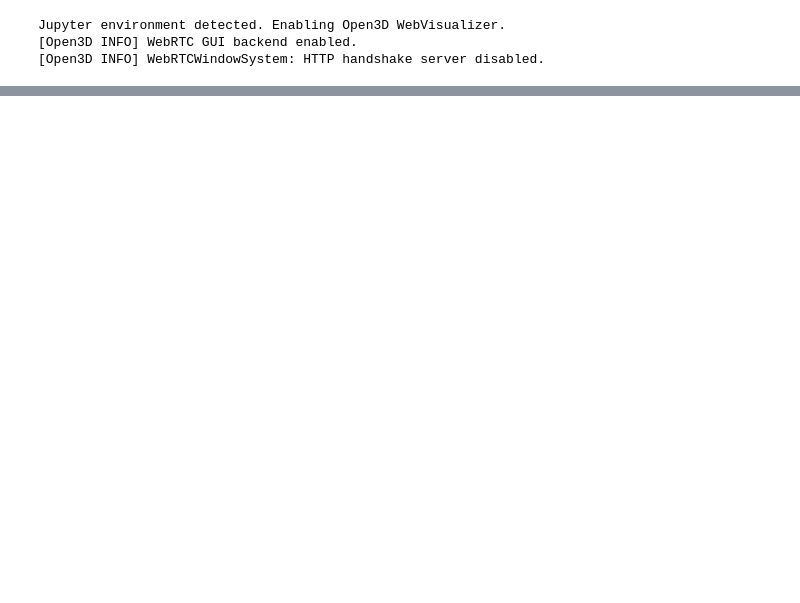
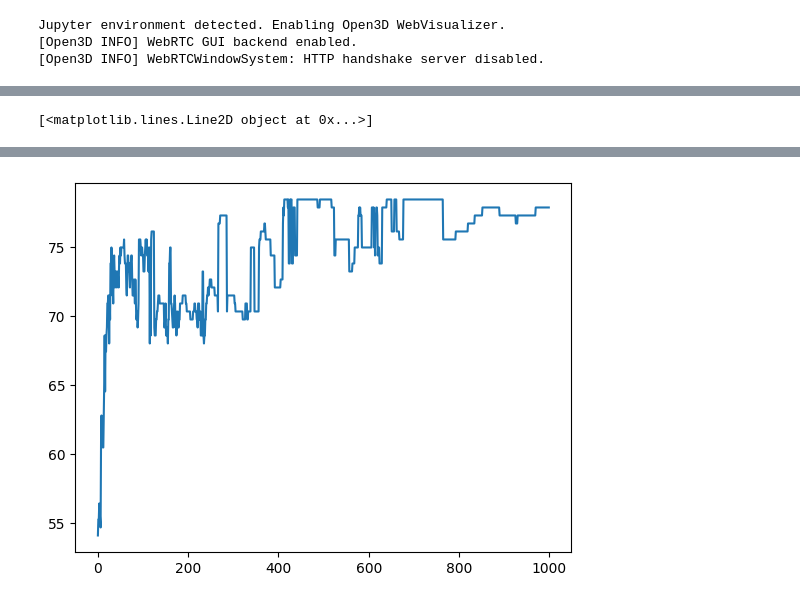
Before and after one commit to probcomp/bayes3d, a Jupyter notebook: scripts/experiments/intphys/mcs/eval.ipynb, the cells around one changed output, grey strips where cells are left out. Cells and saved outputs as stored; diff of their text form; code cells hidden in the pictures; blank space fills up the shorter version.

```diff
--- a/scripts/experiments/intphys/mcs/eval.ipynb
+++ b/scripts/experiments/intphys/mcs/eval.ipynb
@@ -223,3 +65,0 @@ All processes have completed.
-# %%
-for f in files[:-30]:
-    print(f)
@@ -225,0 +77,16 @@ for f in files[:-30]:
+# %%
+# For shape constancy only
+paths_results = "/home/ubuntu/arijit/bayes3d/scripts/experiments/intphys/mcs/shape_results/*"
+files_results = glob.glob(paths_results)
+files_results.sort()
+plaus_r = []
+implaus_r = []
+for fl in files_results:
+    with open(fl, 'rb') as file:
+        results = pickle.load(file)
+        # print(f"{fl.split('/')[-1][13:]} ", results['fracs'][98])
+        # print(results["answer"], results['fracs'][98])
+        if results['answer'] == 'plausible':# and results[num_objects'] == 1 and result['va']:
+            plaus_r.append(results)
+        elif results['answer'] == 'implausible':# and results['num_objects'] == 1:
+            implaus_r.append(results)
@@ -225,0 +143,51 @@ for f in files[:-30]:
+# %%
+from sklearn.metrics import roc_curve, roc_auc_score
+
+percs = []
+for i in range(len(implaus_r[0]['fracs'])):
+    implaus = []
+    plaus = []
+    for x in implaus_r:
+        implaus.append(x['fracs'][i])
+        if x['plausibility']:
+            implaus.append(x['fracs'][i])
+        elif not x['plausibility']:
+            implaus.append(0)
+    for x in plaus_r:
+        # plaus.append(x['fracs'][i])
+        if x['plausibility']:
+            plaus.append(x['fracs'][i])
+        elif not x['plausibility']:
+            plaus.append(0)
+
+
+    implaus = np.array(implaus)
+    plaus = np.array(plaus)
+
+    all_scores = np.concatenate((implaus, plaus))
+    labels = np.concatenate((np.zeros(len(implaus)), np.ones(len(plaus))))
+    fpr, tpr, thresholds = roc_curve(labels, all_scores)
+    roc_auc = roc_auc_score(labels, all_scores)
+    opt_t = thresholds[np.argmax(tpr - fpr)]
+    imp_score = np.sum(implaus <= opt_t)
+    imp_total = implaus.shape[0]
+    pl_score = np.sum(plaus > opt_t)
+    pl_total = plaus.shape[0]
+    perc = 100 * (imp_score + pl_score) / (imp_total + pl_total)
+    percs.append(perc)
+    print("optimal_threshold = ", opt_t)
+    print(f"Implaus: {imp_score}/{imp_total}")
+    print(f"plaus: {pl_score}/{pl_total}")
+    print("Percentage : ", perc)
+    # plt.figure(figsize=(8, 6))
+    # plt.plot(fpr, tpr, color='darkorange', lw=2, label=f'ROC curve (AUC = {roc_auc:.2f})')
+    # plt.plot([0, 1], [0, 1], color='navy', lw=2, linestyle='--')
+    # plt.xlim([0.0, 1.0])
+    # plt.ylim([0.0, 1.05])
+    # plt.xlabel('False Positive Rate (FPR)')
+    # plt.ylabel('True Positive Rate (TPR)')
+    # plt.title('Receiver Operating Characteristic (ROC) Curve')
+    # plt.legend(loc='lower right')
+    # plt.show()
+plt.plot(percs)
+# %% [output]
@@ -225,0 +212 @@ for f in files[:-30]:
+[<matplotlib.lines.Line2D object at 0x...>]
@@ -225,0 +214 @@ for f in files[:-30]:
+[figure, added]
```
Also changed, not shown: parts of 14 cells of this notebook, 6 other files.
